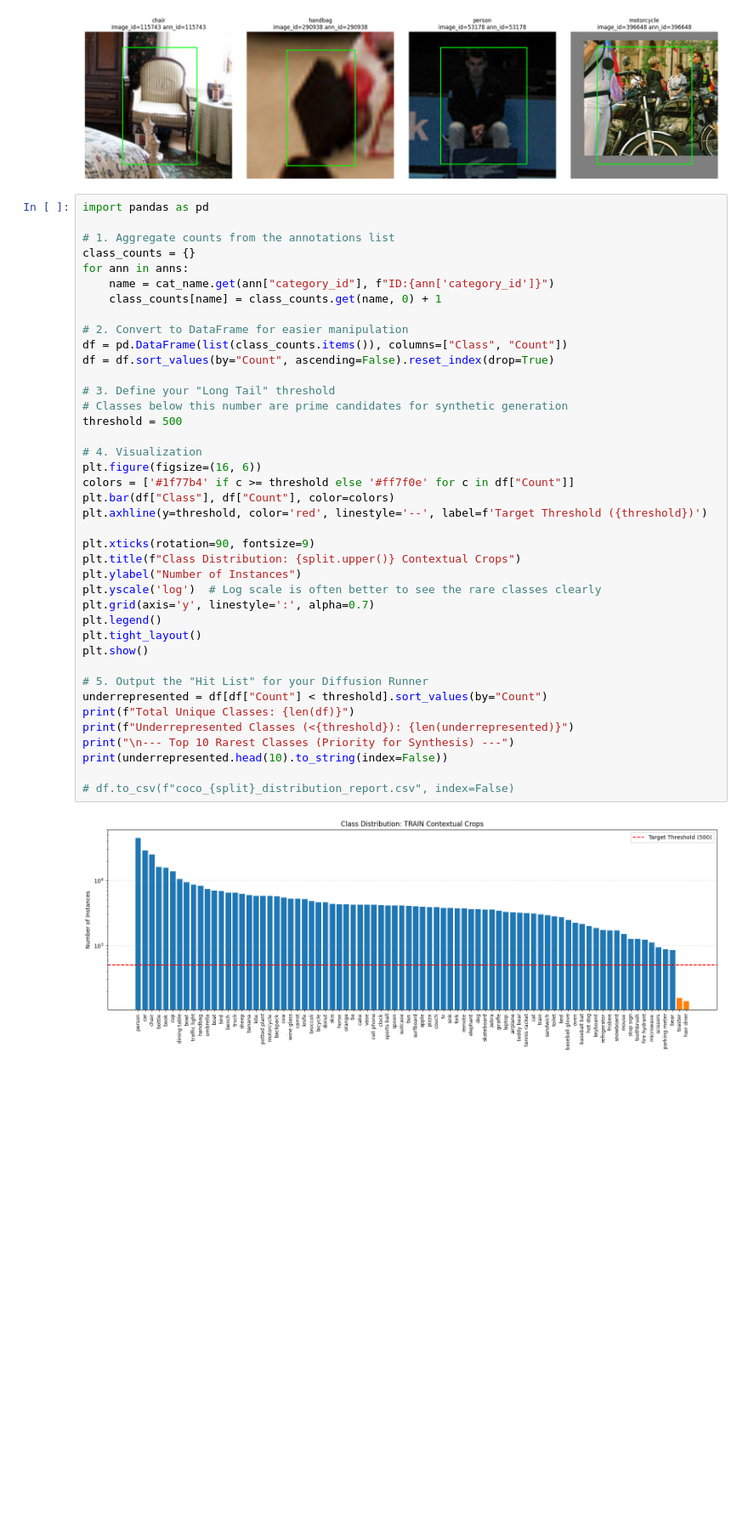
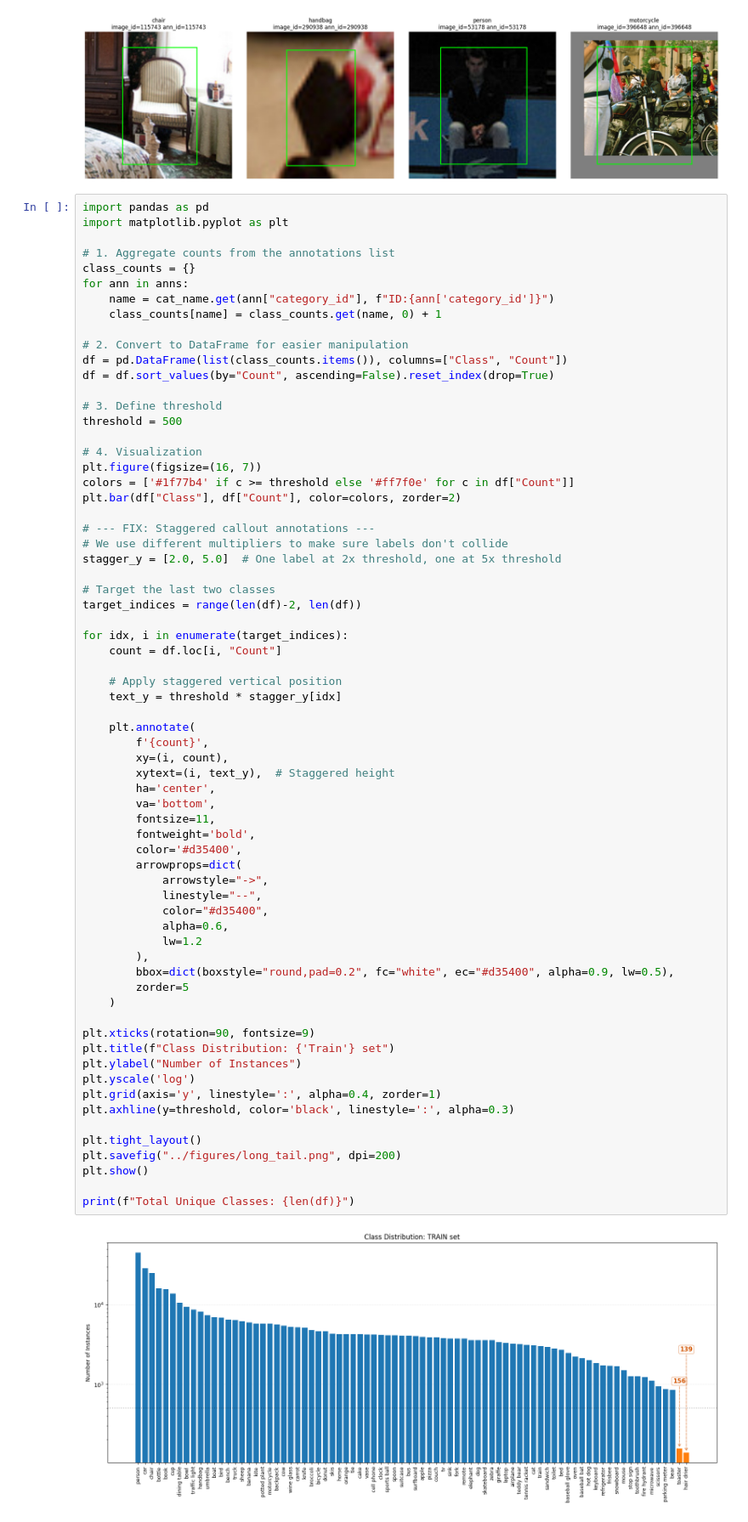
Before and after one commit to sush-utagi/Honours_2026, a Jupyter notebook: experiments/dataset_creation/explore_coco.ipynb, the cells around one changed output. Shown at 85% size. Saved outputs shown, nothing was run; the diff lists cells and outputs as text; blank space fills up the shorter version.

Commit message:
plotting

```diff
--- a/experiments/dataset_creation/explore_coco.ipynb
+++ b/experiments/dataset_creation/explore_coco.ipynb
@@ -184,44 +184,71 @@ else:
 [figure]
 # %%
 import pandas as pd
+import matplotlib.pyplot as plt
 
 # 1. Aggregate counts from the annotations list
 class_counts = {}
 for ann in anns:
     name = cat_name.get(ann["category_id"], f"ID:{ann['category_id']}")
     class_counts[name] = class_counts.get(name, 0) + 1
 
 # 2. Convert to DataFrame for easier manipulation
 df = pd.DataFrame(list(class_counts.items()), columns=["Class", "Count"])
 df = df.sort_values(by="Count", ascending=False).reset_index(drop=True)
 
-# 3. Define your "Long Tail" threshold
-# Classes below this number are prime candidates for synthetic generation
+# 3. Define threshold
 threshold = 500
 
 # 4. Visualization
-plt.figure(figsize=(16, 6))
+plt.figure(figsize=(16, 7))
 colors = ['#1f77b4' if c >= threshold else '#ff7f0e' for c in df["Count"]]
-plt.bar(df["Class"], df["Count"], color=colors)
-plt.axhline(y=threshold, color='red', linestyle='--', label=f'Target Threshold ({threshold})')
+plt.bar(df["Class"], df["Count"], color=colors, zorder=2)
+
+# --- FIX: Staggered callout annotations ---
+# We use different multipliers to make sure labels don't collide
+stagger_y = [2.0, 5.0]  # One label at 2x threshold, one at 5x threshold
+
+# Target the last two classes
+target_indices = range(len(df)-2, len(df))
+
+for idx, i in enumerate(target_indices):
+    count = df.loc[i, "Count"]
+
+    # Apply staggered vertical position
+    text_y = threshold * stagger_y[idx]
+
+    plt.annotate(
+        f'{count}',
+        xy=(i, count),
+        xytext=(i, text_y),  # Staggered height
+        ha='center',
+        va='bottom',
+        fontsize=11,
+        fontweight='bold',
+        color='#d35400',
+        arrowprops=dict(
+            arrowstyle="->",
+            linestyle="--",
+            color="#d35400",
+            alpha=0.6,
+            lw=1.2
+        ),
+        bbox=dict(boxstyle="round,pad=0.2", fc="white", ec="#d35400", alpha=0.9, lw=0.5),
+        zorder=5
+    )
 
 plt.xticks(rotation=90, fontsize=9)
-plt.title(f"Class Distribution: {split.upper()} Contextual Crops")
+plt.title(f"Class Distribution: {'Train'} set")
 plt.ylabel("Number of Instances")
-plt.yscale('log')  # Log scale is often better to see the rare classes clearly
-plt.grid(axis='y', linestyle=':', alpha=0.7)
-plt.legend()
+plt.yscale('log')
+plt.grid(axis='y', linestyle=':', alpha=0.4, zorder=1)
+plt.axhline(y=threshold, color='black', linestyle=':', alpha=0.3)
+
 plt.tight_layout()
+plt.savefig("../figures/long_tail.png", dpi=200)
 plt.show()
 
-# 5. Output the "Hit List" for your Diffusion Runner
-underrepresented = df[df["Count"] < threshold].sort_values(by="Count")
 print(f"Total Unique Classes: {len(df)}")
-print(f"Underrepresented Classes (<{threshold}): {len(underrepresented)}")
-print("\n--- Top 10 Rarest Classes (Priority for Synthesis) ---")
-print(underrepresented.head(10).to_string(index=False))
-
-# df.to_csv(f"coco_{split}_distribution_report.csv", index=False)
 # %% [output]
-[figure, old version]
+[figure, new version]
 Total Unique Classes: 80
```
Also changed, not shown: parts of 1 cell of this notebook, 8 other files.
